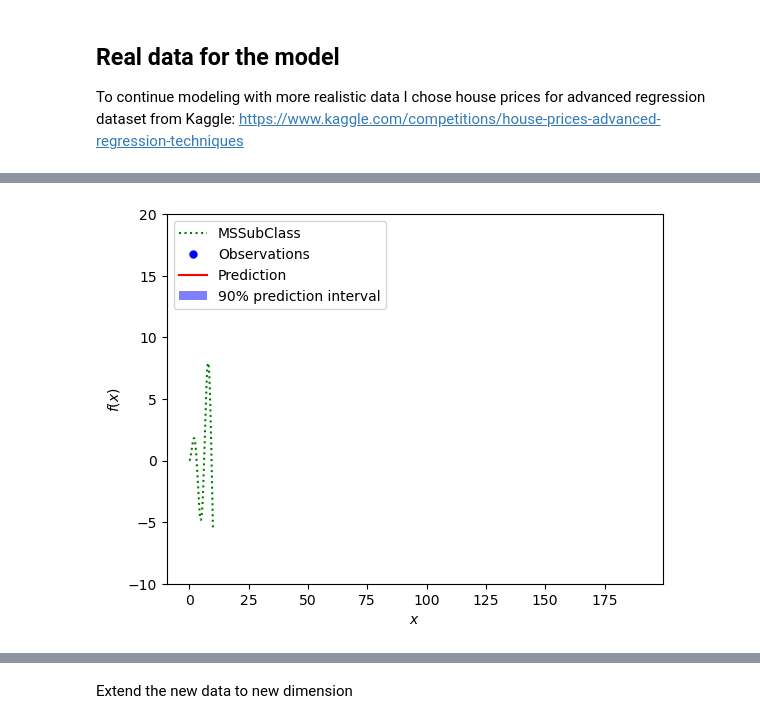
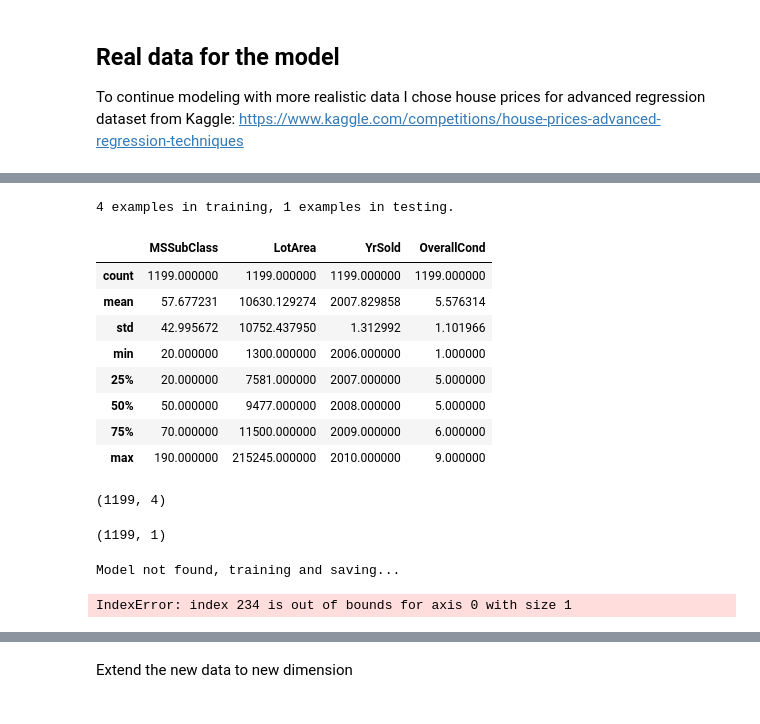
Before and after one commit to mxnurmi/miska-aalto-data-science-project, a Jupyter notebook: project_notebook.ipynb, the cells around one changed output, grey strips where cells are left out. Saved outputs shown, nothing was run; the diff lists cells and outputs as text; code cells hidden in the pictures.

```diff
--- a/project_notebook.ipynb
+++ b/project_notebook.ipynb
@@ -633,24 +649,0 @@ Epoch 1000: 44440.47265625
-# %%
-# TODO: FIX THIS
-# Make the prediction on the meshed x-axis
-tmp = learner.predict(xx)
-y_lower, y_pred, y_upper = tmp[:, 0], tmp[:, 1], tmp[:, 2]
-
-# Plot the function, the prediction and the 90% confidence interval based on
-# the MSE
-fig = plt.figure()
-plt.plot(xx, f(xx), 'g:', label='MSSubClass')
-plt.plot(X, y, 'b.', markersize=10, label=u'Observations')
-plt.plot(xx, y_pred, 'r-', label=u'Prediction')
-plt.plot(xx, y_upper, 'k-')
-plt.plot(xx, y_lower, 'k-')
-plt.fill(np.concatenate([xx, xx[::-1]]),
-         np.concatenate([y_upper, y_lower[::-1]]),
-         alpha=.5, fc='b', ec='None', label='90% prediction interval')
-plt.xlabel('$x$')
-plt.ylabel('$f(x)$')
-plt.ylim(-10, 20)
-plt.legend(loc='upper left')
-plt.show()
-# %% [output]
-[figure, removed]
@@ -661,0 +650,41 @@ tmp = learner.predict(values_to_predict)
+# %%
+selected_cols_test_df = train_df[["MSSubClass", "LotArea", "YrSold", "OverallCond", "SalePrice"]].copy()
+
+#encoder = OneHotEncoder(sparse_output=False)
+#encoded_data = encoder.fit_transform(train_df[['HouseStyle']])
+
+#encoded_df = pd.DataFrame(encoded_data, columns=encoder.get_feature_names_out())
+
+#X_real.loc[:, 'HouseStyle'] = encoded_df.apply(lambda row: row.to_numpy(), axis=1)
+#y_real = train_df["SalePrice"].values
+# %%
+def split_dataset(dataset, test_ratio=0.20):
+  test_indices = np.random.rand(len(dataset)) < test_ratio
+  return dataset[~test_indices], dataset[test_indices]
+
+training_data, test_data = split_dataset(selected_cols_test_df)
+print("{} examples in training, {} examples in testing.".format(
+    len(X_real), len(y_real)))
+# %% [output]
+4 examples in training, 1 examples in testing.
+# %%
+X_real = training_data[["MSSubClass", "LotArea", "YrSold", "OverallCond"]]
+y_real = training_data[["SalePrice"]]
+# %%
+X_real.describe()
+# %% [output]
+|  | MSSubClass | LotArea | YrSold | OverallCond |
+| count | 1199.000000 | 1199.000000 | 1199.000000 | 1199.000000 |
+| mean | 57.677231 | 10630.129274 | 2007.829858 | 5.576314 |
+| std | 42.995672 | 10752.437950 | 1.312992 | 1.101966 |
+| min | 20.000000 | 1300.000000 | 2006.000000 | 1.000000 |
+| 25% | 20.000000 | 7581.000000 | 2007.000000 | 5.000000 |
+| 50% | 50.000000 | 9477.000000 | 2008.000000 | 5.000000 |
+| 75% | 70.000000 | 11500.000000 | 2009.000000 | 6.000000 |
+| max | 190.000000 | 215245.000000 | 2010.000000 | 9.000000 |
+# %%
+display(X_real.shape)
+display(y_real.shape)
+# %% [output]
+(1199, 4)
+(1199, 1)
@@ -662,3 +698,10 @@ tmp = learner.predict(values_to_predict)
+# %%
+real_data_model_name = "multi_dimensional_real_input_model"
+epochs = 2000
+handle_model(real_data_model_name, model_real_data, X_real, y_real, learner_real_data, epochs)
+# %% [output]
+Model not found, training and saving...
+IndexError: index 234 is out of bounds for axis 0 with size 1
 # %%
 tmp
 # %% [output]
```
Also changed, not shown: parts of 32 cells of this notebook.
